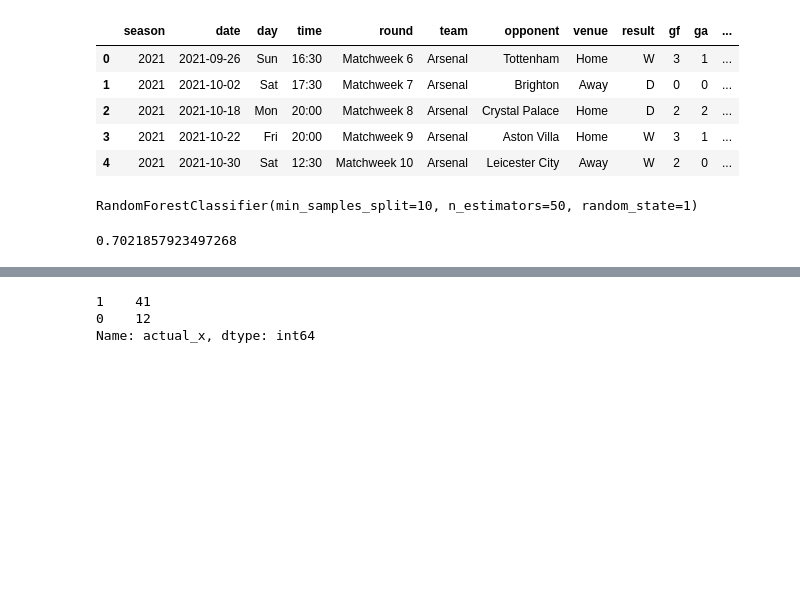
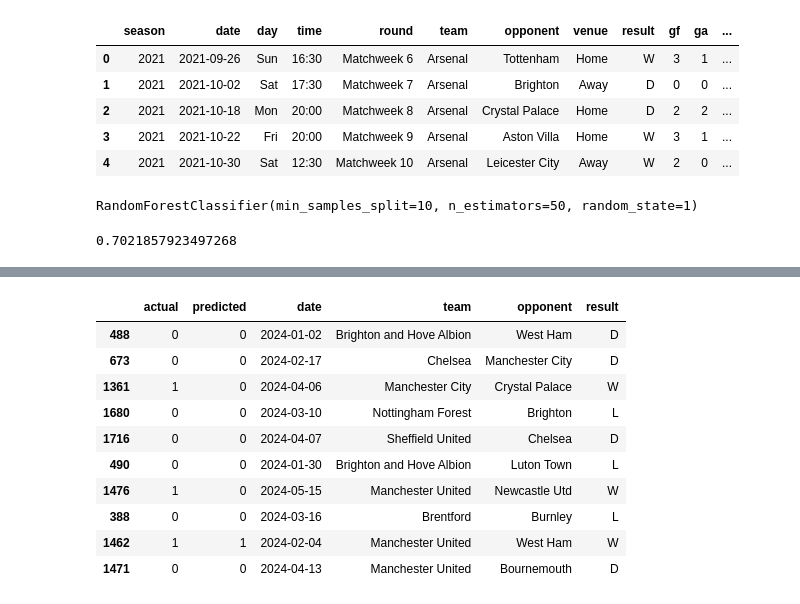
Before and after one commit to melwintjoshy/ML, a Jupyter notebook: PL match prediction/prediction.ipynb, the cells around one changed output, grey strips where cells are left out. Saved outputs shown, nothing was run; the diff lists cells and outputs as text; code cells hidden in the pictures; blank space fills up the shorter version.

```diff
--- a/PL match prediction/prediction.ipynb
+++ b/PL match prediction/prediction.ipynb
@@ -295,6 +262,14 @@ merged
-# %%
-merged[(merged["predicted_x"] == 1) & (merged["predicted_y"] ==0)]["actual_x"].value_counts()
-# %% [output]
-1    41
-0    12
-Name: actual_x, dtype: int64
+# %%
+combined.sample(10)
+# %% [output]
+|  | actual | predicted | date | team | opponent | result |
+| 488 | 0 | 0 | 2024-01-02 | Brighton and Hove Albion | West Ham | D |
+| 673 | 0 | 0 | 2024-02-17 | Chelsea | Manchester City | D |
+| 1361 | 1 | 0 | 2024-04-06 | Manchester City | Crystal Palace | W |
+| 1680 | 0 | 0 | 2024-03-10 | Nottingham Forest | Brighton | L |
+| 1716 | 0 | 0 | 2024-04-07 | Sheffield United | Chelsea | D |
+| 490 | 0 | 0 | 2024-01-30 | Brighton and Hove Albion | Luton Town | L |
+| 1476 | 1 | 0 | 2024-05-15 | Manchester United | Newcastle Utd | W |
+| 388 | 0 | 0 | 2024-03-16 | Brentford | Burnley | L |
+| 1462 | 1 | 1 | 2024-02-04 | Manchester United | West Ham | W |
+| 1471 | 0 | 0 | 2024-04-13 | Manchester United | Bournemouth | D |
```
Also changed, not shown: parts of 3 cells of this notebook.
